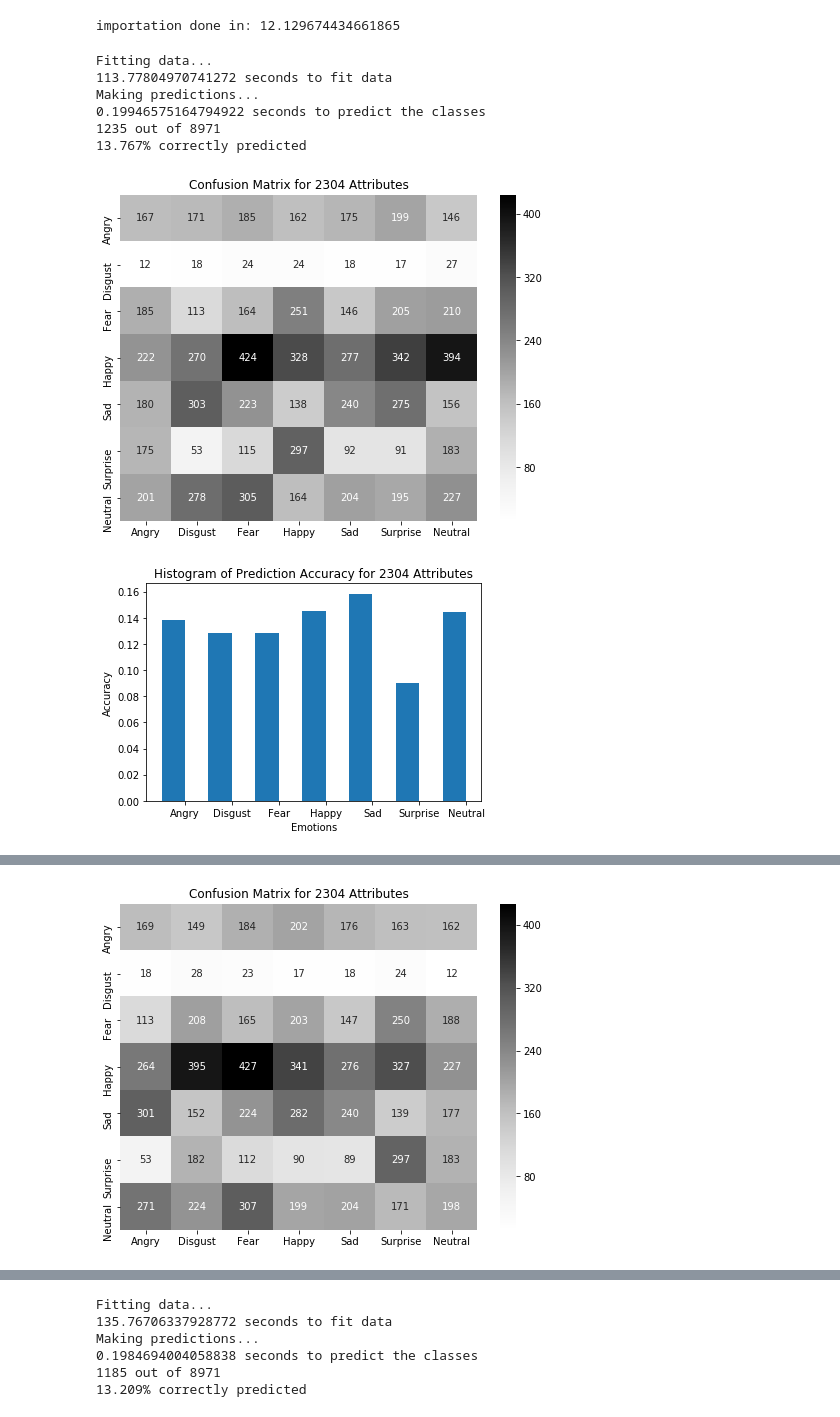
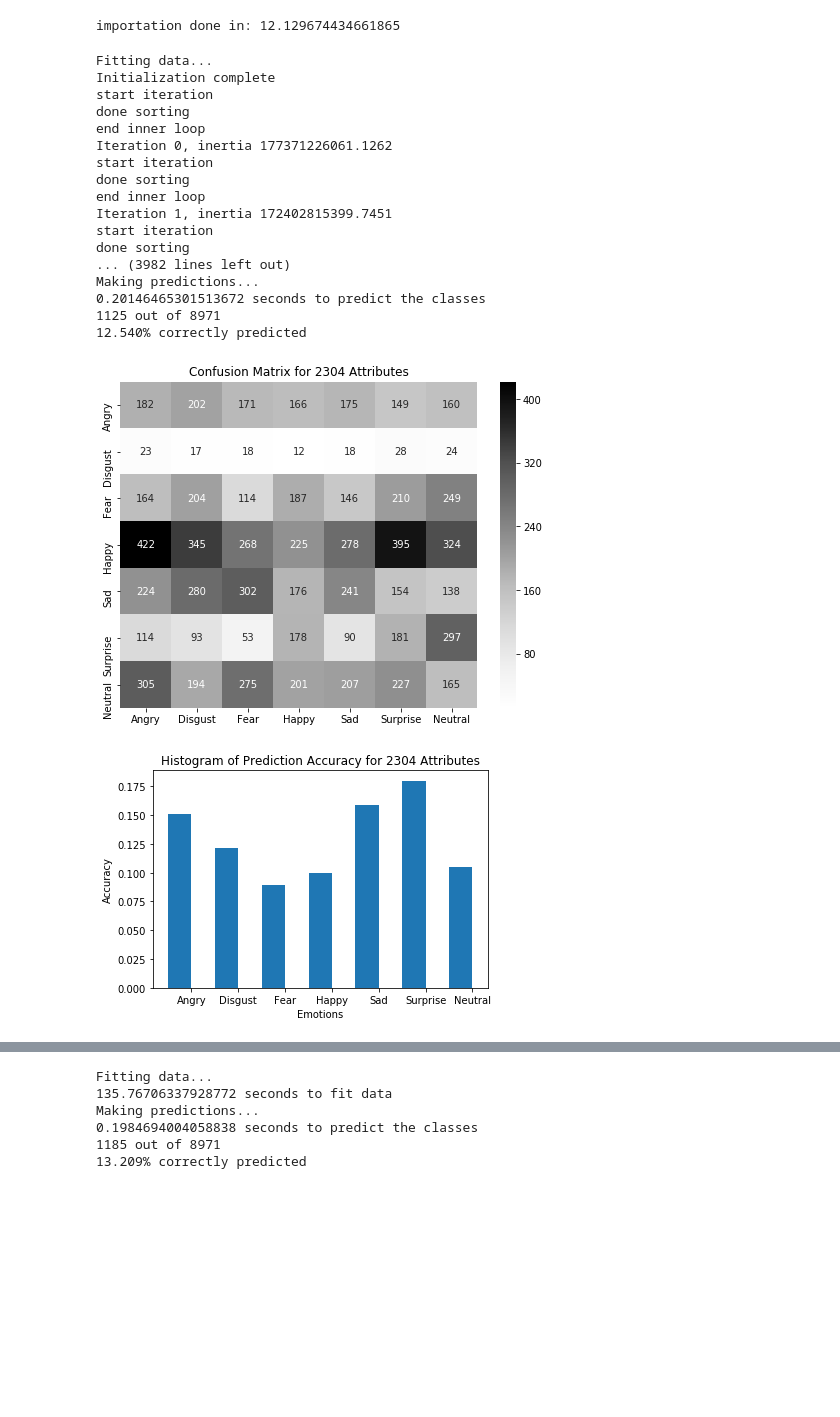
Before and after one commit to MaelAbgrall/datamining_coursework2, a Jupyter notebook: src/kmean.ipynb, the cells around one changed output, grey strips where cells are left out. Cells and saved outputs as stored; diff of their text form; code cells hidden in the pictures; blank space fills up the shorter version.

```diff
--- a/src/kmean.ipynb
+++ b/src/kmean.ipynb
@@ -33,9 +33,8 @@ importing ../fer2018/fer2018.csv
 importation done in: 12.129674434661865
 # %%
 # Classifier initialization
-kmean = skcluster.KMeans(n_clusters=Kcluster, init='k-means++', n_init=10, max_iter=800)
+kmean = skcluster.KMeans(n_clusters=Kcluster, init='k-means++', n_init=10, max_iter=800, verbose=1)
 preds = lrn.get_preds(kmean, x_train, x_validation)
-
 # classification accuracy calculation
 viewer.overall_accuracy(acc_dct, '2304', preds, y_validation)
 viewer.accuracy_plots('2304', preds, y_validation)
@@ -43,9 +42,8 @@ viewer.accuracy_plots('2304', preds, y_validation)
 
 # Classifier initialization
 print("\n\n900")
-kmean = skcluster.KMeans(n_clusters=Kcluster, init='k-means++', n_init=10, max_iter=900)
+kmean = skcluster.KMeans(n_clusters=Kcluster, init='k-means++', n_init=10, max_iter=900, verbose=1)
 preds = lrn.get_preds(kmean, x_train, x_validation)
-
 # classification accuracy calculation
 viewer.overall_accuracy(acc_dct, '2304', preds, y_validation)
 viewer.accuracy_plots('2304', preds, y_validation)
@@ -53,9 +51,8 @@ viewer.accuracy_plots('2304', preds, y_validation)
 
 # Classifier initialization
 print("\n\n1000")
-kmean = skcluster.KMeans(n_clusters=Kcluster, init='k-means++', n_init=10, max_iter=1000)
+kmean = skcluster.KMeans(n_clusters=Kcluster, init='k-means++', n_init=10, max_iter=1000, verbose=1)
 preds = lrn.get_preds(kmean, x_train, x_validation)
-
 # classification accuracy calculation
 viewer.overall_accuracy(acc_dct, '2304', preds, y_validation)
 viewer.accuracy_plots('2304', preds, y_validation)
@@ -63,49 +60,56 @@ viewer.accuracy_plots('2304', preds, y_validation)
 
 # Classifier initialization
 print("\n\n1100")
-kmean = skcluster.KMeans(n_clusters=Kcluster, init='k-means++', n_init=10, max_iter=1100)
+kmean = skcluster.KMeans(n_clusters=Kcluster, init='k-means++', n_init=10, max_iter=1100, verbose=1)
 preds = lrn.get_preds(kmean, x_train, x_validation)
-
 # classification accuracy calculation
 viewer.overall_accuracy(acc_dct, '2304', preds, y_validation)
 viewer.accuracy_plots('2304', preds, y_validation)
 
 
 # Classifier initialization
 print("\n\n1200")
-kmean = skcluster.KMeans(n_clusters=Kcluster, init='k-means++', n_init=10, max_iter=1200)
+kmean = skcluster.KMeans(n_clusters=Kcluster, init='k-means++', n_init=10, max_iter=1200, verbose=1)
 preds = lrn.get_preds(kmean, x_train, x_validation)
-
 # classification accuracy calculation
 viewer.overall_accuracy(acc_dct, '2304', preds, y_validation)
 viewer.accuracy_plots('2304', preds, y_validation)
 
 
 # Classifier initialization
 print("\n\n1300")
-kmean = skcluster.KMeans(n_clusters=Kcluster, init='k-means++', n_init=10, max_iter=1300)
+kmean = skcluster.KMeans(n_clusters=Kcluster, init='k-means++', n_init=10, max_iter=1300, verbose=1)
 preds = lrn.get_preds(kmean, x_train, x_validation)
-
 # classification accuracy calculation
 viewer.overall_accuracy(acc_dct, '2304', preds, y_validation)
 viewer.accuracy_plots('2304', preds, y_validation)
 
 # Classifier initialization
 print("\n\n1400")
-kmean = skcluster.KMeans(n_clusters=Kcluster, init='k-means++', n_init=10, max_iter=1400)
+kmean = skcluster.KMeans(n_clusters=Kcluster, init='k-means++', n_init=10, max_iter=1400, verbose=1)
 preds = lrn.get_preds(kmean, x_train, x_validation)
-
 # classification accuracy calculation
 viewer.overall_accuracy(acc_dct, '2304', preds, y_validation)
 viewer.accuracy_plots('2304', preds, y_validation)
 # %% [output]
 Fitting data...
-113.77804970741272 seconds to fit data
+Initialization complete
+start iteration
+done sorting
+end inner loop
+Iteration 0, inertia 177371226061.1262
+start iteration
+done sorting
+end inner loop
+Iteration 1, inertia 172402815399.7451
+start iteration
+done sorting
+... (3982 lines left out)
 Making predictions...
-0.19946575164794922 seconds to predict the classes
-1235 out of 8971
-13.767% correctly predicted
+0.20146465301513672 seconds to predict the classes
+1125 out of 8971
+12.540% correctly predicted
-[figure, old version]
+[figure, new version]
-[figure, old version]
+[figure, new version]
 900
 Fitting data...
@@ -135 +168,0 @@ Making predictions...
-[figure, removed]
```
Also changed, not shown: parts of 1 cell of this notebook.
